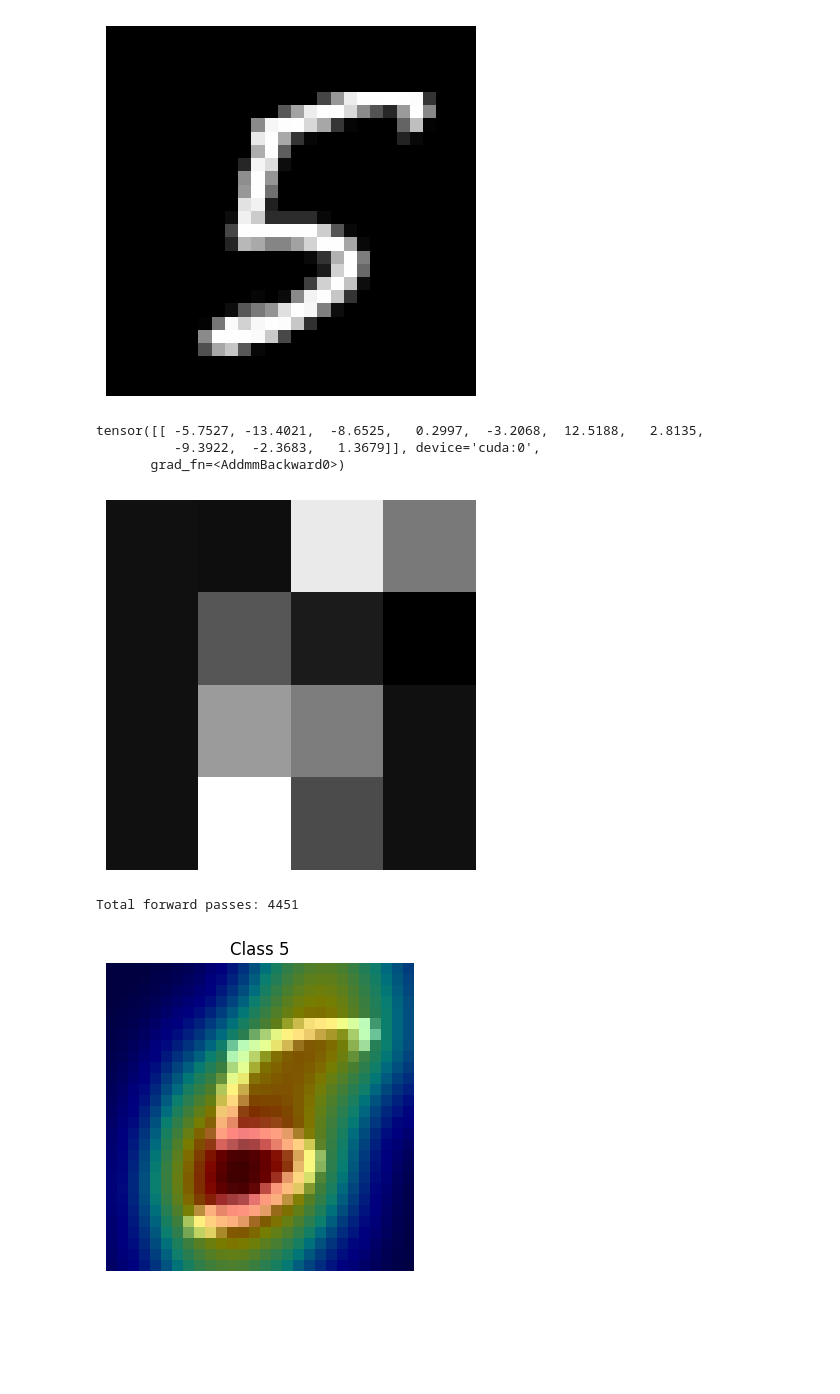
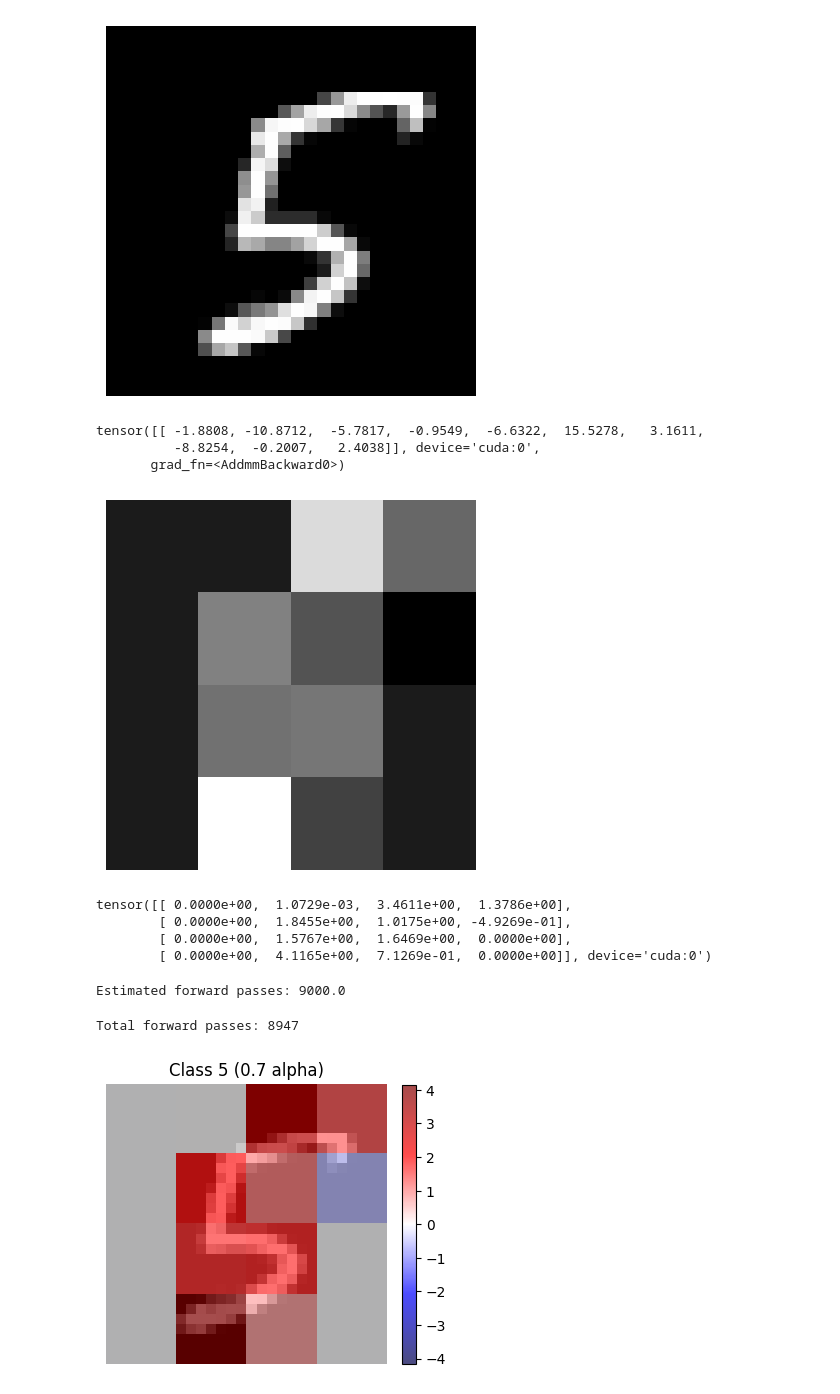
Before and after one commit to muratozturk1337/B-RISE, a Jupyter notebook: notebooks/MNSIT.ipynb, the cells around one changed output. Drawn from its saved outputs; the diff is of its cells as text; code cells hidden in the pictures; blank space fills up the shorter version.

```diff
--- a/notebooks/MNSIT.ipynb
+++ b/notebooks/MNSIT.ipynb
@@ -148,0 +168,7 @@ utils.draw_saliency_overlay_mnist(img_x, sal_rise, class_id=5)
+# %%
+img_x, label = examples[2][0]
+
+plt.imshow(img_x.squeeze().cpu(), cmap="gray")
+plt.title(f"Label: {label.item()}")
+plt.axis("off")
+plt.show()
@@ -171,24 +211,32 @@ plt.show()
 # %%
 model(img_x) # should be class 1 with high confidence, it is..
 # %% [output]
-tensor([[ -5.7527, -13.4021,  -8.6525,   0.2997,  -3.2068,  12.5188,   2.8135,
-          -9.3922,  -2.3683,   1.3679]], device='cuda:0',
+tensor([[ -1.8808, -10.8712,  -5.7817,  -0.9549,  -6.6322,  15.5278,   3.1611,
+          -8.8254,  -0.2007,   2.4038]], device='cuda:0',
        grad_fn=<AddmmBackward0>)
 # %%
 beta = exact_banzhaf_supergrid(model, img_x, s=4)
 # %%
 utils.draw_mask(beta[5])
 # %% [output]
-[figure, old version]
+[figure, new version]
+# %%
+beta[5]
+# %% [output]
+tensor([[ 0.0000e+00,  1.0729e-03,  3.4611e+00,  1.3786e+00],
+        [ 0.0000e+00,  1.8455e+00,  1.0175e+00, -4.9269e-01],
+        [ 0.0000e+00,  1.5767e+00,  1.6469e+00,  0.0000e+00],
+        [ 0.0000e+00,  4.1165e+00,  7.1269e-01,  0.0000e+00]], device='cuda:0')
 # %%
 # do banzhaf approx
-rise_banzhaf = RISE_B(model, img_x)
-rise_banzhaf.generate_masks(N=500, s=4, p=0.5)
+rise_banzhaf = B_RISE(model, img_x)
+rise_banzhaf.generate_masks(N=1000, s=4, p=0.5, mode="nearest")
 # %%
-sal = rise_banzhaf.forward(img_x)
+sal = rise_banzhaf.forward(img_x, no_shift=True)
 # %% [output]
-Total forward passes: 4451
+Estimated forward passes: 9000.0
+Total forward passes: 8947
 # %%
-utils.draw_saliency_overlay_mnist(img_x, sal, class_id=5)
+sal_map_brise = utils.draw_saliency_overlay_mnist(img_x, sal, class_id=5, norm_mode="symmetric", alpha = 0.7)
 # %% [output]
-[figure, old version]
+[figure, new version]
```
Also changed, not shown: parts of 27 cells of this notebook, 16 other files.
